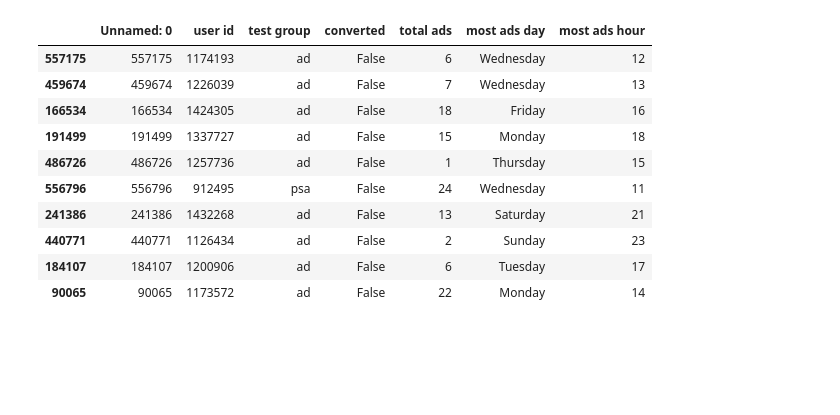
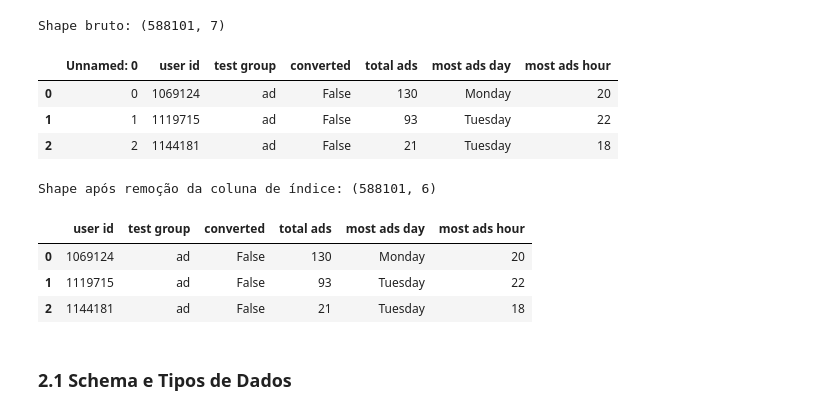
Before and after one commit to Leticia0587/marketing-ab-testing-statistical-inference, a Jupyter notebook: notebooks/01_exploratory_analysis.ipynb, the cells around one changed output. Drawn from its saved outputs; the diff is of its cells as text; code cells hidden in the pictures; blank space fills up the shorter version.

```diff
--- a/notebooks/01_exploratory_analysis.ipynb
+++ b/notebooks/01_exploratory_analysis.ipynb
@@ -30,5 +33,13 @@ Nesta análise buscamos responder:
 # %%
 import pandas as pd
+import numpy as np
 import matplotlib.pyplot as plt
+import matplotlib.ticker as mticker
 import seaborn as sns
+from scipy import stats
+from scipy.stats import chi2_contingency, mannwhitneyu
+
+plt.style.use('seaborn-v0_8-whitegrid')
+sns.set_palette('Set2')
+pd.set_option('display.float_format', '{:.4f}'.format)
 # %% [markdown]
@@ -36,16 +56,25 @@ import seaborn as sns
 # %%
-df = pd.read_csv('../data/marketing_AB.csv')
+df_raw = pd.read_csv('../data/marketing_AB.csv')
+print(f'Shape bruto: {df_raw.shape}')
+df_raw.head(3)
+# %% [output]
+Shape bruto: (588101, 7)
+|  | Unnamed: 0 | user id | test group | converted | total ads | most ads day | most ads hour |
+| 0 | 0 | 1069124 | ad | False | 130 | Monday | 20 |
+| 1 | 1 | 1119715 | ad | False | 93 | Tuesday | 22 |
+| 2 | 2 | 1144181 | ad | False | 21 | Tuesday | 18 |
 # %%
-df.sample(10)
+# Remove coluna de índice gerada na exportação do CSV.
+# 'Unnamed: 0' é um índice de linha, não uma variável — mantê-la
+# adicionaria ruído e confundiria análises posteriores.
+df = df_raw.drop(columns=['Unnamed: 0'])
+print(f'Shape após remoção da coluna de índice: {df.shape}')
+df.head(3)
 # %% [output]
+Shape após remoção da coluna de índice: (588101, 6)
-|  | Unnamed: 0 | user id | test group | converted | total ads | most ads day | most ads hour |
-| 557175 | 557175 | 1174193 | ad | False | 6 | Wednesday | 12 |
-| 459674 | 459674 | 1226039 | ad | False | 7 | Wednesday | 13 |
-| 166534 | 166534 | 1424305 | ad | False | 18 | Friday | 16 |
-| 191499 | 191499 | 1337727 | ad | False | 15 | Monday | 18 |
-| 486726 | 486726 | 1257736 | ad | False | 1 | Thursday | 15 |
-| 556796 | 556796 | 912495 | psa | False | 24 | Wednesday | 11 |
-| 241386 | 241386 | 1432268 | ad | False | 13 | Saturday | 21 |
-| 440771 | 440771 | 1126434 | ad | False | 2 | Sunday | 23 |
-| 184107 | 184107 | 1200906 | ad | False | 6 | Tuesday | 17 |
-| 90065 | 90065 | 1173572 | ad | False | 22 | Monday | 14 |
+|  | user id | test group | converted | total ads | most ads day | most ads hour |
+| 0 | 1069124 | ad | False | 130 | Monday | 20 |
+| 1 | 1119715 | ad | False | 93 | Tuesday | 22 |
+| 2 | 1144181 | ad | False | 21 | Tuesday | 18 |
+# %% [markdown]
+### 2.1 Schema e Tipos de Dados
```
Also changed, not shown: parts of 57 cells of this notebook, 10 other files.
